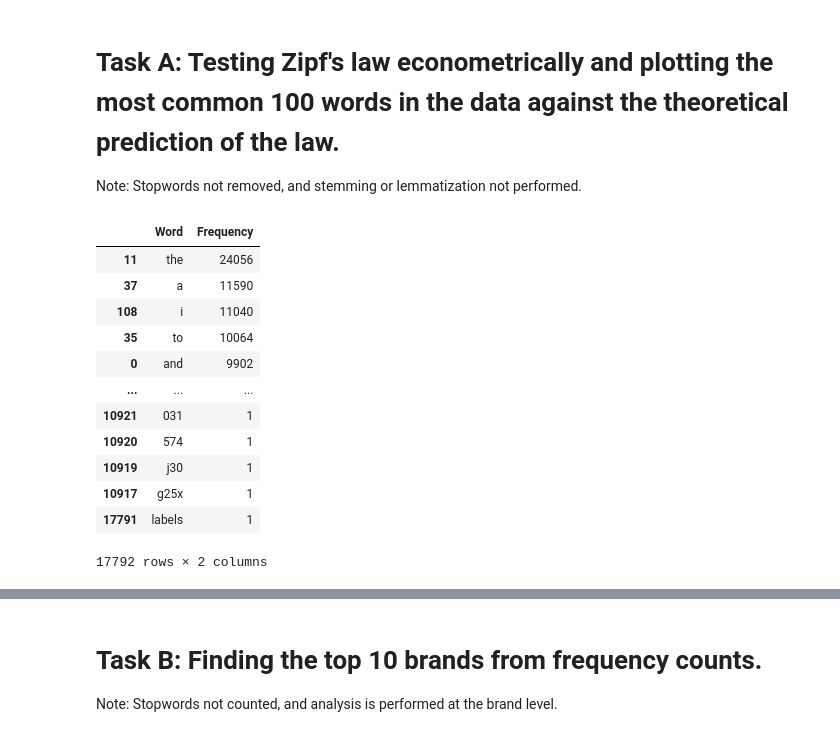
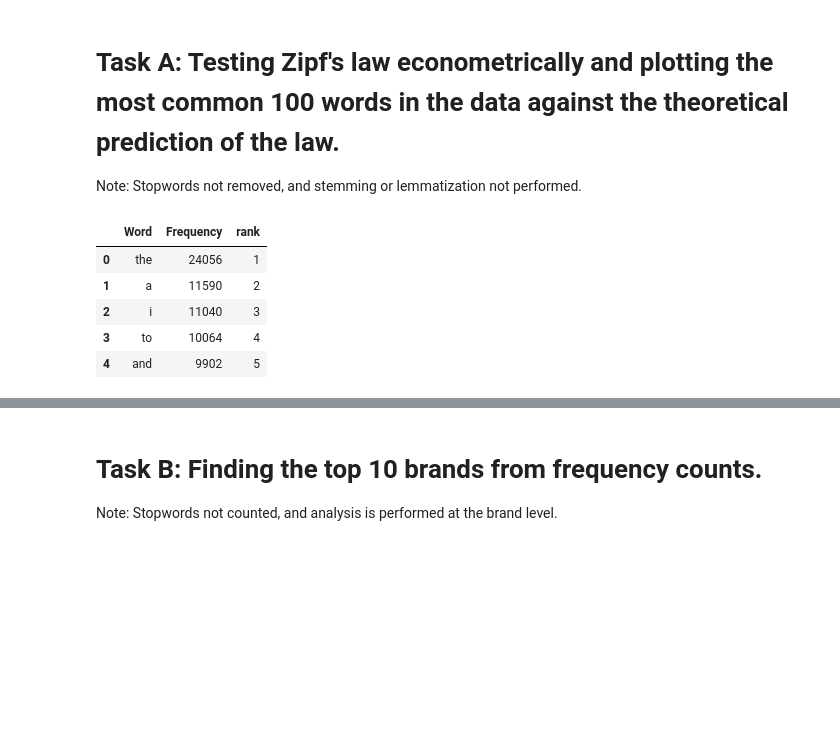
Before and after one commit to CarsonJMullen/Unstructured-Data-Analytics, a Jupyter notebook: Assignment 1/Edmunds_Analysis.ipynb, the cells around one changed output, grey strips where cells are left out. Saved outputs shown, nothing was run; the diff lists cells and outputs as text; code cells hidden in the pictures; blank space fills up the shorter version.

```diff
--- a/Assignment 1/Edmunds_Analysis.ipynb
+++ b/Assignment 1/Edmunds_Analysis.ipynb
@@ -170,21 +168,14 @@ words = re.findall(r'\w+', all_text.lower())
 word_counts = Counter(words)
 word_freq_df = pd.DataFrame(word_counts.items(), columns=['Word', 'Frequency']).sort_values(by='Frequency', ascending=False)
 # %%
-word_freq_df
+word_freq_df.head()
 # %% [output]
-|  | Word | Frequency |
-| 11 | the | 24056 |
-| 37 | a | 11590 |
-| 108 | i | 11040 |
-| 35 | to | 10064 |
-| 0 | and | 9902 |
-| ... | ... | ... |
-| 10921 | 031 | 1 |
-| 10920 | 574 | 1 |
-| 10919 | j30 | 1 |
-| 10917 | g25x | 1 |
-| 17791 | labels | 1 |
+|  | Word | Frequency | rank |
+| 0 | the | 24056 | 1 |
+| 1 | a | 11590 | 2 |
+| 2 | i | 11040 | 3 |
+| 3 | to | 10064 | 4 |
+| 4 | and | 9902 | 5 |
-17792 rows × 2 columns
 # %%
 word_freq_df = word_freq_df.reset_index(drop=True)
 word_freq_df['rank'] = word_freq_df.index + 1
```
Also changed, not shown: parts of 6 cells of this notebook, 2 other files.
